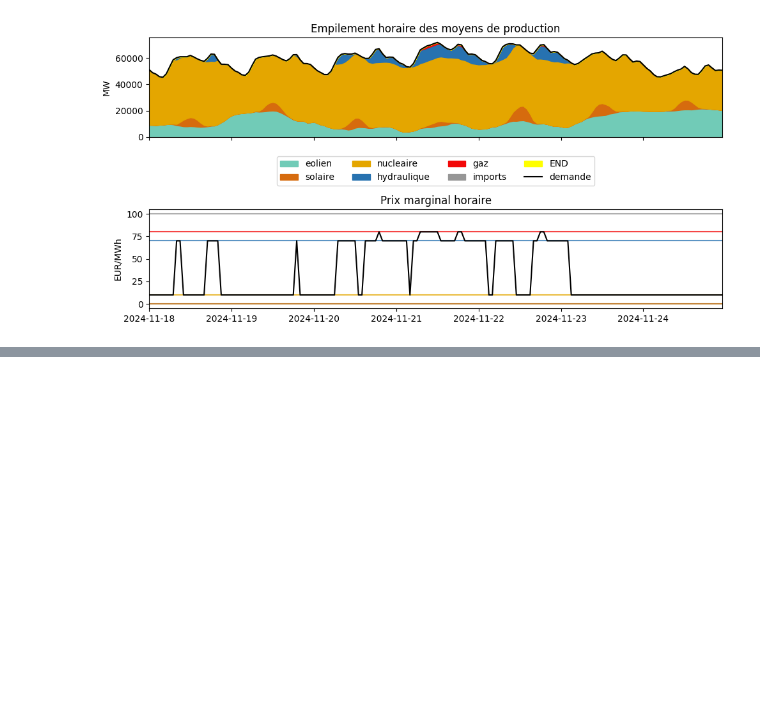
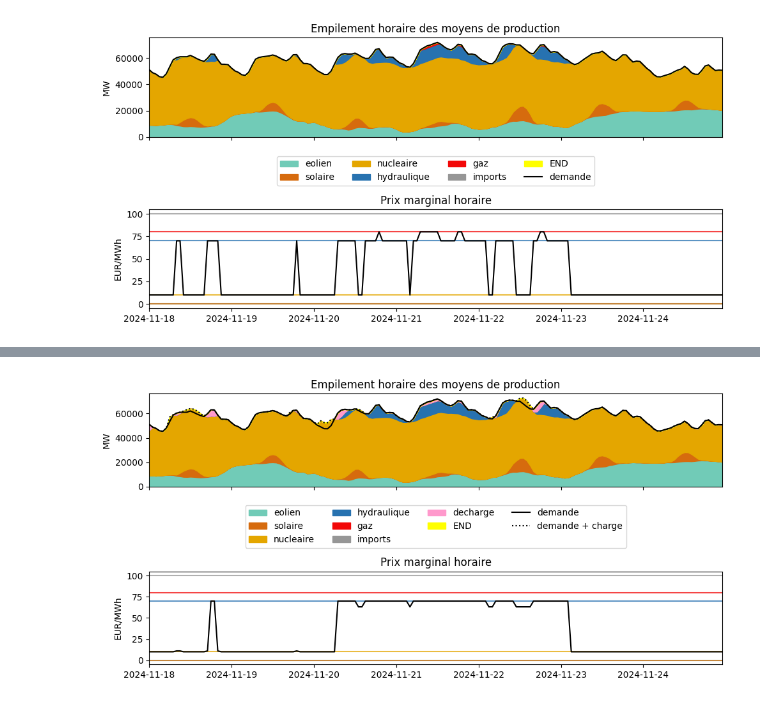
Before and after one commit to Alx-Lebeau/Cours-EcoElec, a Jupyter notebook: notebooks/01_Equilibre_Court_Terme_correction.ipynb, the cells around one changed output, grey strips where cells are left out. Saved outputs shown, nothing was run; the diff lists cells and outputs as text; code cells hidden in the pictures; blank space fills up the shorter version.

```diff
--- a/notebooks/01_Equilibre_Court_Terme_correction.ipynb
+++ b/notebooks/01_Equilibre_Court_Terme_correction.ipynb
@@ -531,3 +659,19 @@ demande = semaine_example_conso["Consommation réalisée (MW)"].values
 
 # Coût de l'énergie non distribuée (Value of Lost Load)
 VOLL = 33000.0  # €/MWh
+
+
+# ---------------------- Paramètres stockage ----------------------
+# Puissances max (MW)
+P_CH_MAX = 5000.0
+P_DIS_MAX = 5000.0
+
+# Capacité énergétique max (MWh)
+E_MAX = 20000.0
+
+# Rendements
+ETA_CH = 0.95
+ETA_DIS = 0.95
+
+# Durée du pas (h) : si "heure" est horaire => 1.0
+DT = 1.0
@@ -612,0 +786,74 @@ NameError: name 'donnees_filieres' is not defined
+# %%
+
+fig, axs = plt.subplots(figsize=(10,5),
+                        nrows = 2,
+                        sharex=True,
+                        tight_layout=True)
+
+# Premier graphique : équilibre offre=demande horaire
+
+ax =  axs[0]
+
+bottom = [0 for t in T]
+
+for i in filieres :
+  ax.fill_between(x = df_resultats["heure"],
+                  y1 = bottom,
+                  y2 = bottom + df_resultats["prod_"+i],
+                  label=i,
+                  color = config.couleurs[i])
+
+  bottom += df_resultats["prod_"+i]
+
+ax.fill_between(x=df_resultats["heure"],
+                y1 = bottom,
+                y2 = bottom + df_resultats["decharge"],
+                label = "decharge",
+                color = "#FF99CC")
+
+bottom += df_resultats["decharge"]
+
+ax.fill_between(x=df_resultats["heure"],
+                y1 = bottom,
+                y2 = bottom + df_resultats["END"],
+                label = "END",
+                color="yellow")
+
+
+ax.plot(df_resultats["heure"],
+        df_resultats["demande"],
+        color = "black",
+        label = "demande")
+
+ax.plot(df_resultats["heure"],
+        df_resultats["demande"]+df_resultats["charge"],
+        color = "black",
+        label = "demande + charge",
+        ls = ":")
+
+ax.legend(loc="upper center",
+          bbox_to_anchor=(0.5, -0.15),
+          ncols=4)
+
+ax.set_ylim([0,None])
+ax.set_xlim([heure_debut,heure_fin])
+ax.set_ylabel("MW")
+ax.set_title("Empilement horaire des moyens de production")
+
+ax = axs[1]
+
+for i in filieres :
+  ax.plot(df_resultats["heure"],
+          [donnees_filieres[i]["cout_variable"] for t in T],
+          color = config.couleurs[i],
+          alpha=.75)
+
+
+ax.plot(df_resultats["heure"],
+        df_resultats["prix_marginal"],
+        color="black")
+
+
+ax.set_ylabel("EUR/MWh")
+ax.set_title("Prix marginal horaire")
+# %% [output]
@@ -612,0 +861 @@ NameError: name 'donnees_filieres' is not defined
+[figure, added]
```
Also changed, not shown: parts of 9 cells of this notebook.
